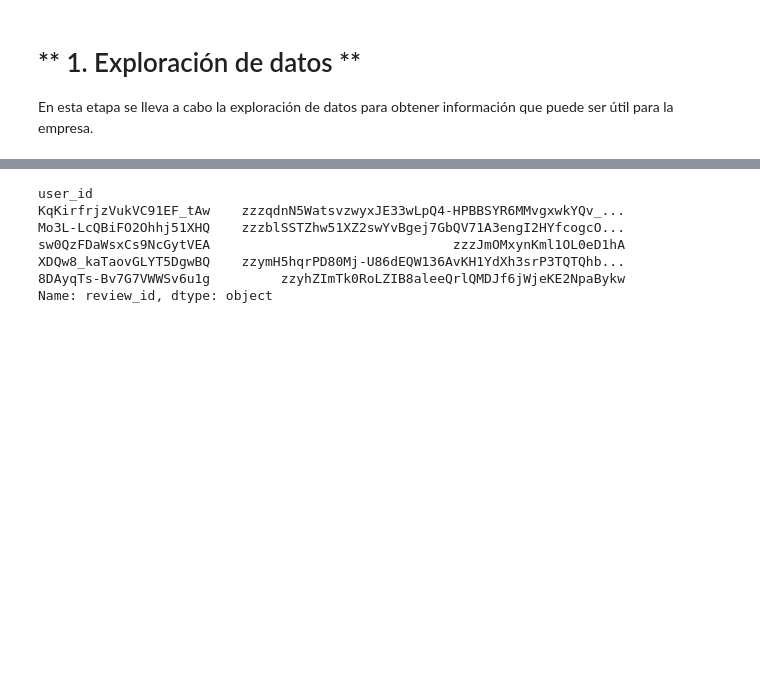
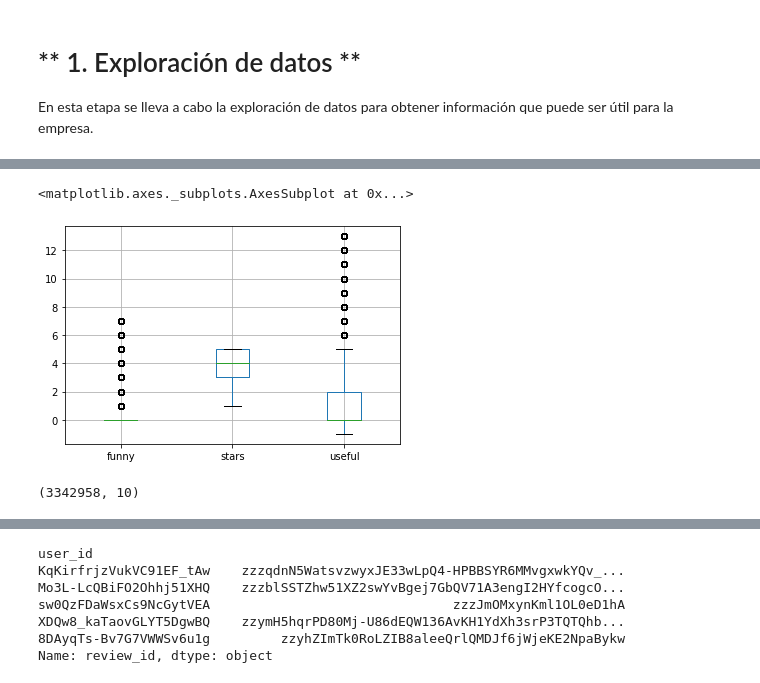
Before and after one commit to andreablatter/DataScience, a Jupyter notebook: TP_NLP/sentiment-analysis.ipynb, the cells around one changed output, grey strips where cells are left out. Drawn from its saved outputs; the diff is of its cells as text; code cells hidden in the pictures; blank space fills up the shorter version.

```diff
--- a/TP_NLP/sentiment-analysis.ipynb
+++ b/TP_NLP/sentiment-analysis.ipynb
@@ -88,0 +153,15 @@ En esta etapa se lleva a cabo la exploración de datos para obtener información
+# %%
+#vemos que tenemos valores outliers en funny y useful entonces los trataremos
+df.loc[df['funny']>df['funny'].quantile(0.99),'funny'] = df['funny'].quantile(0.99)
+df.loc[df['useful']>df['useful'].quantile(0.99),'useful'] = df['useful'].quantile(0.99)
+# %%
+#vemos como nos quedo el dataset luego de la eliminacion de outliers
+df.boxplot()
+# %% [output]
+<matplotlib.axes._subplots.AxesSubplot at 0x...>
+[figure, added]
+# %%
+#tamaño del dataset luego de la eliminacion de outliers
+df.shape
+# %% [output]
+(3342958, 10)
```
Also changed, not shown: parts of 18 cells of this notebook.
